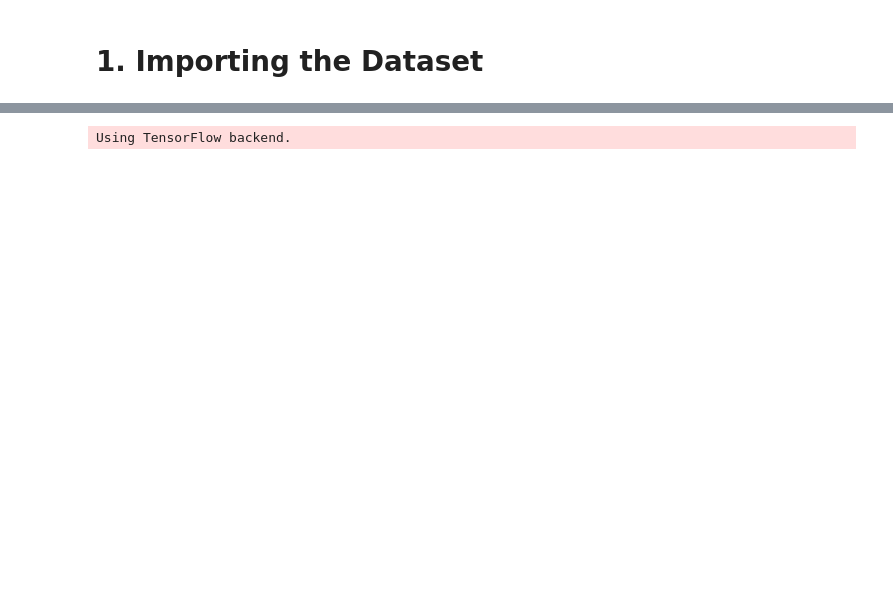
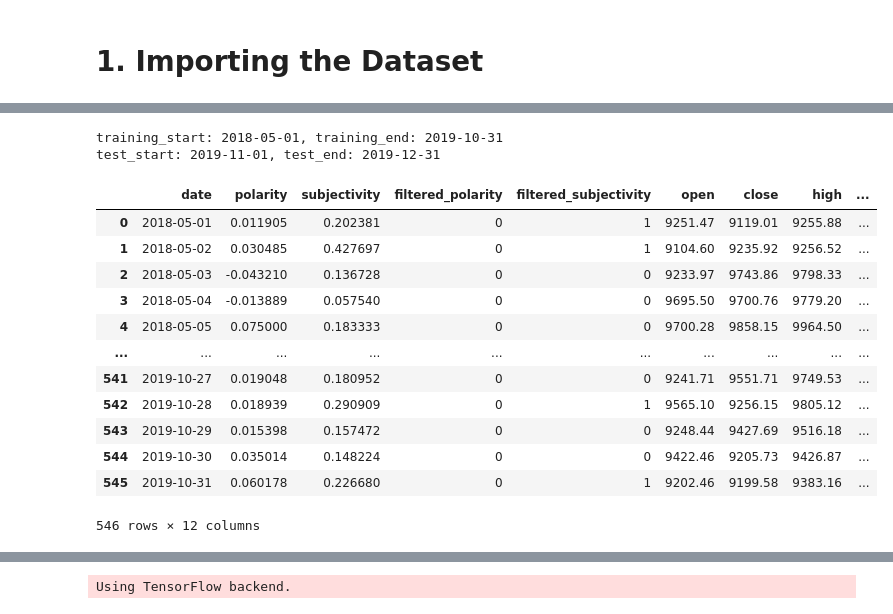
Before and after one commit to osemrt/Predict-BTC-Price-Movement, a Jupyter notebook: models/sentiment-lstm/02_model.ipynb, the cells around one changed output, grey strips where cells are left out. Drawn from its saved outputs; the diff is of its cells as text; code cells hidden in the pictures; blank space fills up the shorter version.

```diff
--- a/models/sentiment-lstm/02_model.ipynb
+++ b/models/sentiment-lstm/02_model.ipynb
@@ -1,3 +1,11 @@
+# %%
+start_date = '2018-05-01'
+end_date = '2019-12-31'
+# %%
+series_length = 15
+prediction_length = 3
+training_period = 18
+test_period = 2
 # %% [markdown]
 # 1. Importing the Dataset
 # %%
@@ -51,0 +41,8 @@ Name: label, Length: 1128, dtype: int64
+# %%
+dt_training_start = datetime.strptime(start_date, '%Y-%m-%d')
+dt_test_start = dt_training_start + relativedelta(months=training_period)
+dt_training_end = dt_test_start + relativedelta(days=-1)
+dt_test_end = dt_training_end + relativedelta(months=test_period)
+# %%
+str_training_start = "{:%Y-%m-%d}".format(dt_training_start)
+str_training_end = "{:%Y-%m-%d}".format(dt_training_end)
@@ -51,0 +52,23 @@ Name: label, Length: 1128, dtype: int64
+# %%
+print("training_start: {}, training_end: {}".format(str_training_start, str_training_end))
+print("test_start: {}, test_end: {}".format(str_test_start, str_test_end))
+# %% [output]
+training_start: 2018-05-01, training_end: 2019-10-31
+test_start: 2019-11-01, test_end: 2019-12-31
+# %%
+df_train = df_data[(df_data.date >= str_training_start) & (df_data.date <= str_training_end)]
+df_train
+# %% [output]
+|  | date | polarity | subjectivity | filtered_polarity | filtered_subjectivity | open | close | high | ... |
+| 0 | 2018-05-01 | 0.011905 | 0.202381 | 0 | 1 | 9251.47 | 9119.01 | 9255.88 | ... |
+| 1 | 2018-05-02 | 0.030485 | 0.427697 | 0 | 1 | 9104.60 | 9235.92 | 9256.52 | ... |
+| 2 | 2018-05-03 | -0.043210 | 0.136728 | 0 | 0 | 9233.97 | 9743.86 | 9798.33 | ... |
+| 3 | 2018-05-04 | -0.013889 | 0.057540 | 0 | 0 | 9695.50 | 9700.76 | 9779.20 | ... |
+| 4 | 2018-05-05 | 0.075000 | 0.183333 | 0 | 0 | 9700.28 | 9858.15 | 9964.50 | ... |
+| ... | ... | ... | ... | ... | ... | ... | ... | ... | ... |
+| 541 | 2019-10-27 | 0.019048 | 0.180952 | 0 | 0 | 9241.71 | 9551.71 | 9749.53 | ... |
+| 542 | 2019-10-28 | 0.018939 | 0.290909 | 0 | 1 | 9565.10 | 9256.15 | 9805.12 | ... |
+| 543 | 2019-10-29 | 0.015398 | 0.157472 | 0 | 0 | 9248.44 | 9427.69 | 9516.18 | ... |
+| 544 | 2019-10-30 | 0.035014 | 0.148224 | 0 | 0 | 9422.46 | 9205.73 | 9426.87 | ... |
+| 545 | 2019-10-31 | 0.060178 | 0.226680 | 0 | 1 | 9202.46 | 9199.58 | 9383.16 | ... |
+546 rows × 12 columns
```
Also changed, not shown: parts of 48 cells of this notebook, 1 other file.
